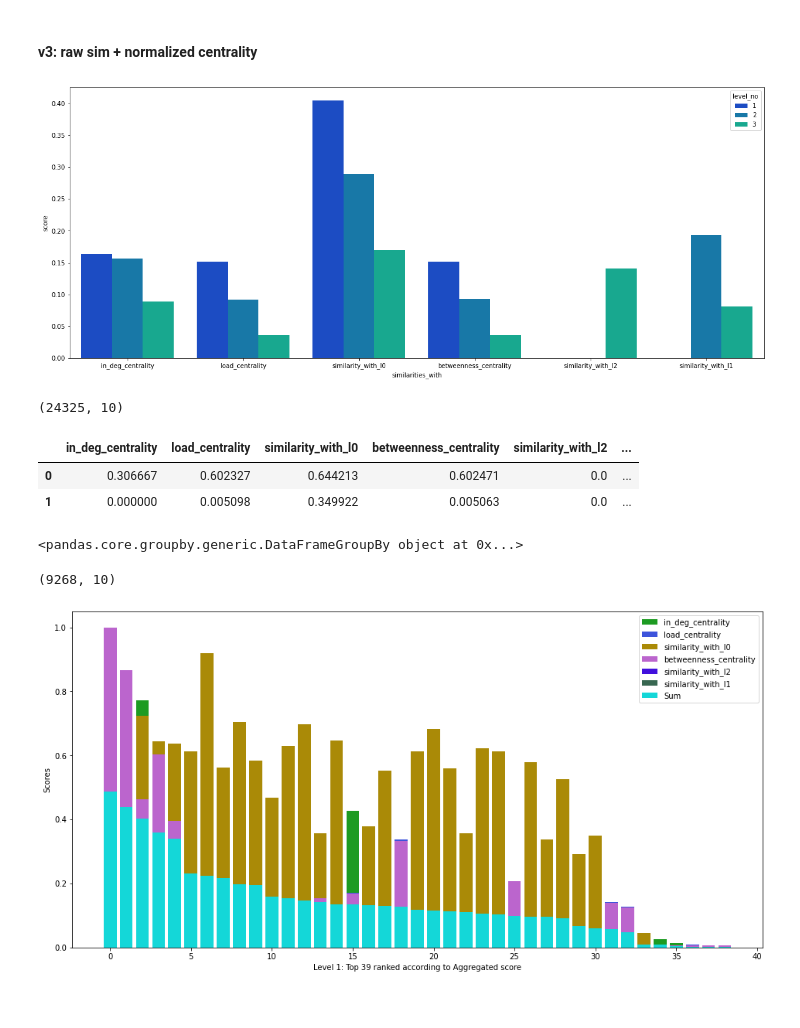
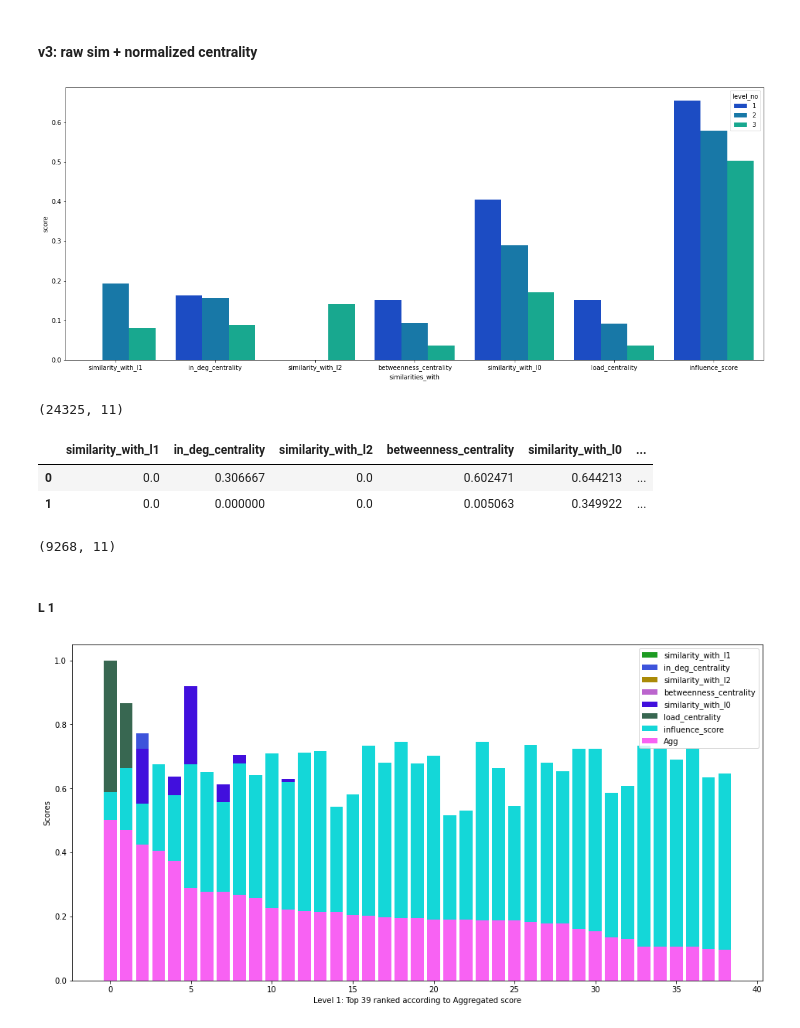
Before and after one commit to dev-SR/thesis-v1, a Jupyter notebook: eda.ipynb, the cells around one changed output. Cells and saved outputs as stored; diff of their text form; code cells hidden in the pictures.

```diff
--- a/eda.ipynb
+++ b/eda.ipynb
@@ -691,0 +774,29 @@ plt.savefig("plots/5_level_wise_centrality_and_similarity.svg",
+# %%
+X_scaled_Agg = X_raw[centrality_com_cols +
+                     ['paper_id', 'uuid', 'level_no']].copy()
+# drop  duplicate papers with same paper_id
+X_scaled_Agg = X_scaled_Agg.drop_duplicates(subset=['paper_id'], keep='first')
+X_scaled_Agg['Agg'] = X[centrality_com_cols].sum(axis=1)
+X['Agg'] = X_scaled_Agg['Agg'] / len(centrality_com_cols)
+selected_cols = centrality_com_cols + ['Agg']
+level_no = 3
+level_i = X_scaled_Agg[X_scaled_Agg['level_no'] == level_no]
+level_i_paper_len = level_i.shape[0]
+# if level_i_paper_len > 100:
+# 	level_i_paper_len = 2000
+# print(level_3.shape)
+level_i_top_k = level_i.sort_values(
+	# by="similarity_with_l0", ascending=False)[selected_cols].head(level_i_paper_len)
+	by="similarity_with_l0", ascending=False)[selected_cols].head(level_i_paper_len)
+
+np.random.seed(43)
+x = np.arange(len(level_i_top_k))
+fig, ax = plt.subplots(figsize=(16, 8))
+for i in level_i_top_k.columns:
+	ax.plot(x, level_i_top_k[i], label=i, color=np.random.rand(3,))
+plt.xlabel(
+	f'Level {level_no}: Top {level_i_paper_len} ranked according to Aggregated score')
+plt.ylabel('Scores')
+plt.legend(loc='upper right')
+plt.show()
+plt.close()
@@ -713,6 +826,14 @@ plt.savefig("plots/5_level_wise_centrality_and_similarity_standardized..svg",
 [figure]
 # %% [markdown]
 #### v3:  raw sim + normalized centrality
+# %%
+best_corr_cols = ['similarity_with_l1',
+ 'in_deg_centrality',
+ 'similarity_with_l2',
+ 'betweenness_centrality',
+ 'similarity_with_l0',
+ 'load_centrality',
+ 'influence_score']
 # %%
 level_wise_similarity_mean = X_Mixed.groupby('level_no')[best_corr_cols].mean().reset_index()
 level_wise_similarity_mean_melted = level_wise_similarity_mean.melt(
@@ -726,26 +847,22 @@ plt.savefig("plots/rawSim_normCentrality_best_corr_cols.png",
 plt.savefig("plots/rawSim_normCentrality_best_corr_cols.svg",
             format='svg', transparent=False, dpi=500)
 # %% [output]
-[figure, old version]
+[figure, new version]
 # %%
 X_scaled_Agg = X_Mixed[best_corr_cols+['paper_id','uuid','level_no']].copy()
-X_scaled_Agg['Sum'] = X_scaled_Agg[best_corr_cols].sum(axis=1)
-X_scaled_Agg['Sum'] = X_scaled_Agg['Sum'] / len(best_corr_cols)
-selected_cols = best_corr_cols + ['Sum']
+X_scaled_Agg['Agg'] = X_scaled_Agg[best_corr_cols].sum(axis=1)
+X_scaled_Agg['Agg'] = X_scaled_Agg['Agg'] / len(best_corr_cols)
+selected_cols = best_corr_cols + ['Agg']
 print(X_scaled_Agg.shape)
 display(X_scaled_Agg.head(2))
 # %% [output]
-(24325, 10)
+(24325, 11)
-|  | in_deg_centrality | load_centrality | similarity_with_l0 | betweenness_centrality | similarity_with_l2 | ... |
-| 0 | 0.306667 | 0.602327 | 0.644213 | 0.602471 | 0.0 | ... |
-| 1 | 0.000000 | 0.005098 | 0.349922 | 0.005063 | 0.0 | ... |
+|  | similarity_with_l1 | in_deg_centrality | similarity_with_l2 | betweenness_centrality | similarity_with_l0 | ... |
+| 0 | 0.0 | 0.306667 | 0.0 | 0.602471 | 0.644213 | ... |
+| 1 | 0.0 | 0.000000 | 0.0 | 0.005063 | 0.349922 | ... |
-# %%
-X_scaled_Agg.groupby('level_no')
-# %% [output]
-<pandas.core.groupby.generic.DataFrameGroupBy object at 0x...>
 # %%
 # drop  duplicate papers with same paper_id
 X_scaled_Agg = X_scaled_Agg.drop_duplicates(subset=['paper_id'], keep='first')
 X_scaled_Agg.shape
 # %% [output]
-(9268, 10)
+(9268, 11)
@@ -752,23 +924,25 @@ X_scaled_Agg.shape
+# %% [markdown]
+##### L 1
 # %%
 level_no = 1
 level_i = X_scaled_Agg[X_scaled_Agg['level_no'] == level_no]
 level_i_paper_len = level_i.shape[0]
 if level_i_paper_len > 100:
 	level_i_paper_len = 100
 # print(level_3.shape)
 level_i_top_k = level_i.sort_values(
-	by="Sum", ascending=False)[selected_cols].head(level_i_paper_len)
+	by="Agg", ascending=False)[selected_cols].head(level_i_paper_len)
 
 np.random.seed(43)
 x = np.arange(len(level_i_top_k))
 fig, ax = plt.subplots(figsize=(16, 8))
 for i in level_i_top_k.columns:
 	ax.bar(x, level_i_top_k[i], label=i, color=np.random.rand(3,))
 plt.xlabel(
 	f'Level {level_no}: Top {level_i_paper_len} ranked according to Aggregated score')
 plt.ylabel('Scores')
 plt.legend(loc='upper right')
 plt.show()
 plt.close()
 # %% [output]
-[figure, old version]
+[figure, new version]
```
Also changed, not shown: parts of 41 cells of this notebook, 33 other files.
